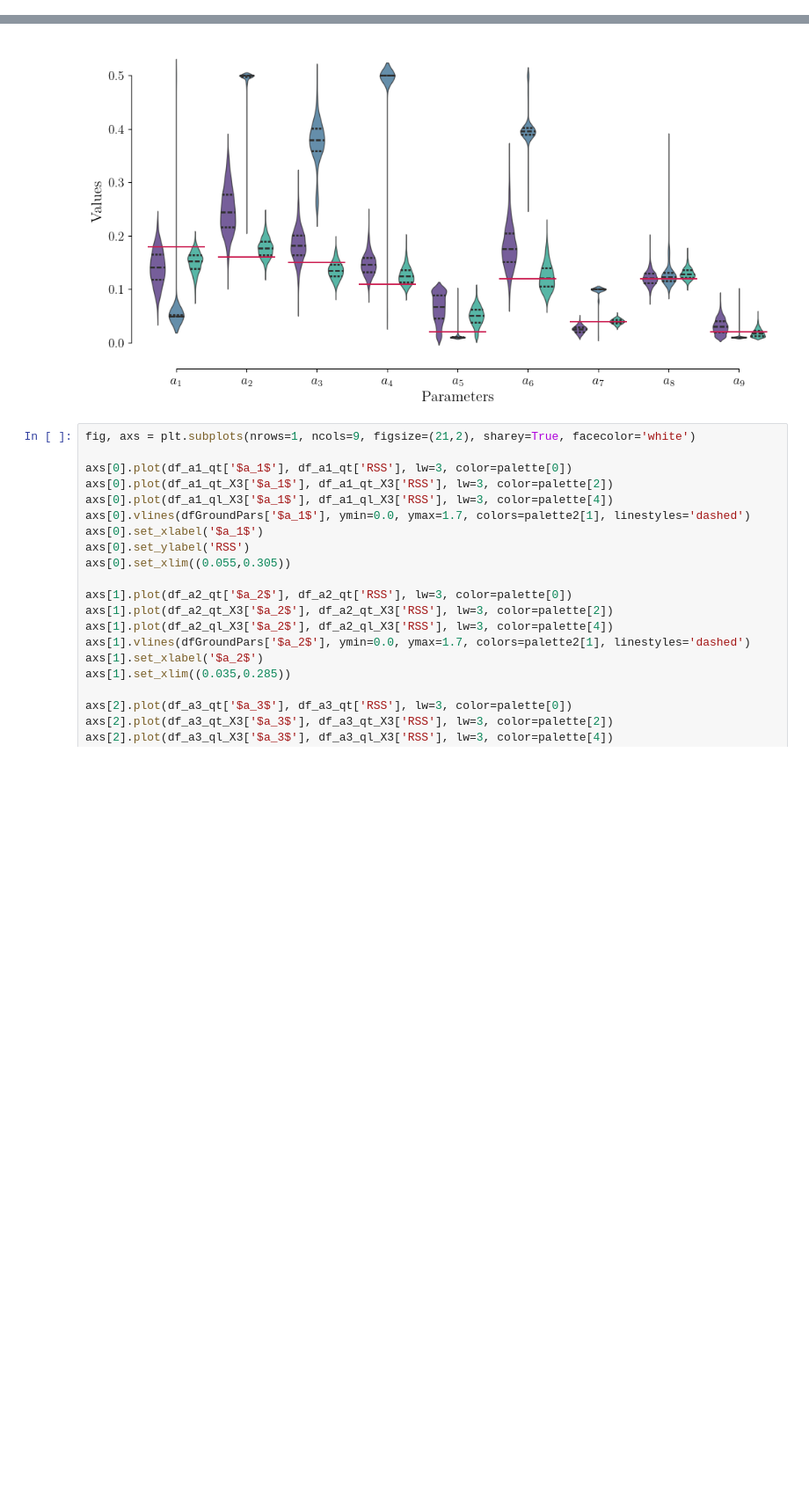
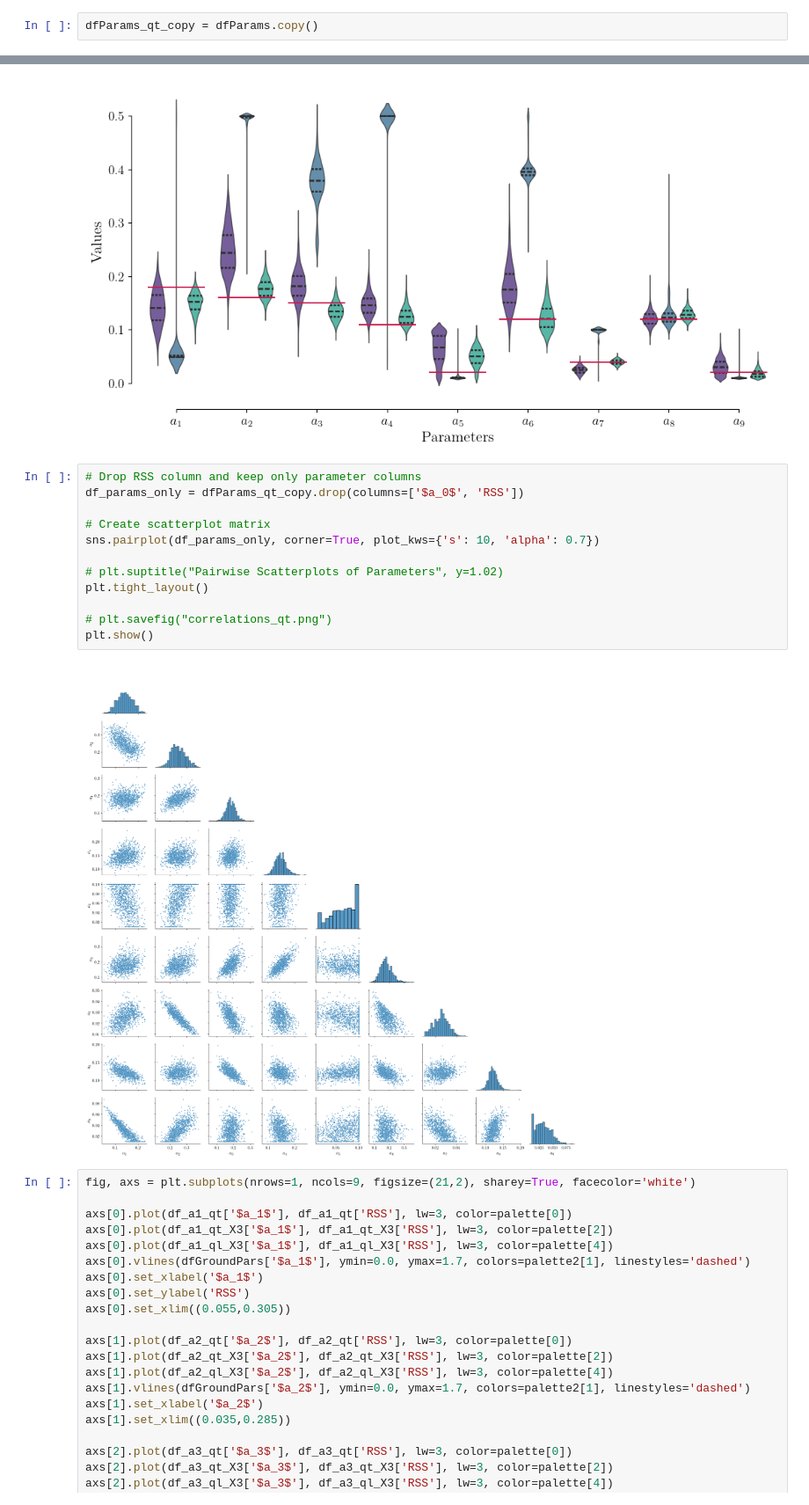
Before and after one commit to systemsmedicine/CrossLabFit, a Jupyter notebook: miscellaneous/LV_3species-Cycle.ipynb, the cells around one changed output, grey strips where cells are left out. Shown at 88% size. Cells and saved outputs as stored; diff of their text form; blank space fills up the shorter version.

```diff
--- a/miscellaneous/LV_3species-Cycle.ipynb
+++ b/miscellaneous/LV_3species-Cycle.ipynb
@@ -466,6 +466,8 @@ dfData = pd.read_csv('cycle/LVdata_noise.csv')
 ### Quantitative X1
 # %%
 dfParams = pd.read_csv('cycle/bestPars_qt.dat', sep=' ', names=parNames)
+# %%
+dfParams_qt_copy = dfParams.copy()
 # %%
 X1_0 = 4
 X2_0 = 2
@@ -781,6 +785,20 @@ plt.legend([],[], frameon=False)
 plt.show()
 # %% [output]
 [figure]
+# %%
+# Drop RSS column and keep only parameter columns
+df_params_only = dfParams_qt_copy.drop(columns=['$a_0$', 'RSS'])
+
+# Create scatterplot matrix
+sns.pairplot(df_params_only, corner=True, plot_kws={'s': 10, 'alpha': 0.7})
+
+# plt.suptitle("Pairwise Scatterplots of Parameters", y=1.02)
+plt.tight_layout()
+
+# plt.savefig("correlations_qt.png")
+plt.show()
+# %% [output]
+[figure, added]
 # %%
 fig, axs = plt.subplots(nrows=1, ncols=9, figsize=(21,2), sharey=True, facecolor='white')
 
```
Also changed, not shown: parts of 8 cells of this notebook, 38 other files.
